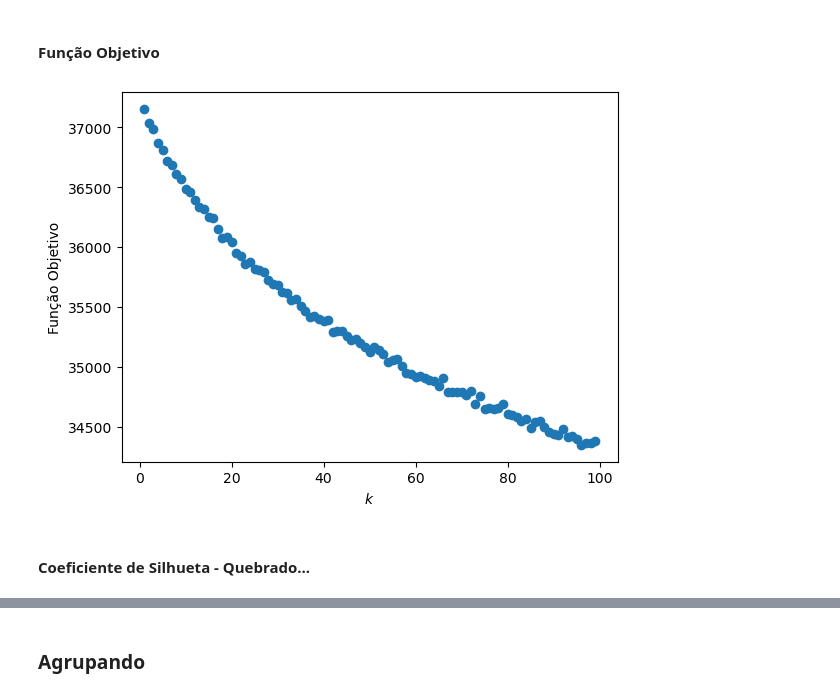
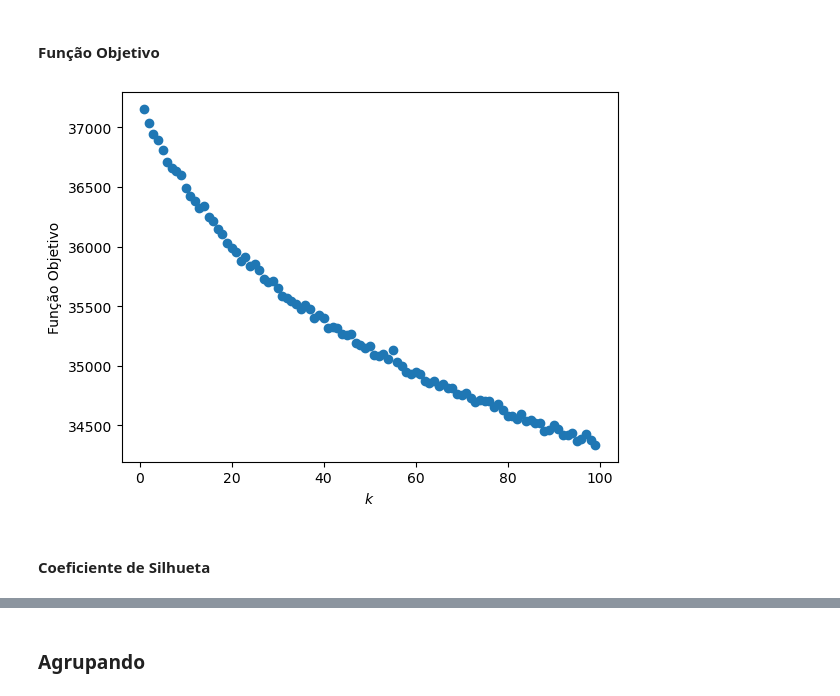
Before and after one commit to MiguelPim01/T1-Ciencia-de-Dados, a Jupyter notebook: main.ipynb, the cells around one changed output, grey strips where cells are left out. Cells and saved outputs as stored; diff of their text form; code cells hidden in the pictures.

```diff
--- a/main.ipynb
+++ b/main.ipynb
@@ -212,6 +213,8 @@ plt.ylabel(r'$f(k)$ - Fração cumulativa da variância explicada')
 # %% [output]
 Text(0, 0.5, '$f(k)$ - Fração cumulativa da variância explicada')
 [figure]
+# %%
+X_REDUCED = svd.transform(X)
 # %% [markdown]
 ### Verificando o K-means - Escolha do K
 # %% [markdown]
@@ -219,16 +222,16 @@ Text(0, 0.5, '$f(k)$ - Fração cumulativa da variância explicada')
 # %%
 inertia = []
 max_groups = 100
 for i in range(1, max_groups):
   km = KMeans(n_clusters = i)
-  km.fit(X)
+  km.fit(X_REDUCED)
   inertia.append(km.inertia_)
 
 plt.scatter(range(1, max_groups), inertia)
 _ = plt.ylabel("Função Objetivo")
 _ = plt.xlabel(r"$k$")
 # %% [output]
-[figure, old version]
+[figure, new version]
 # %% [markdown]
-#### Coeficiente de Silhueta - Quebrado...
+#### Coeficiente de Silhueta
 # %%
```
Also changed, not shown: parts of 25 cells of this notebook.
